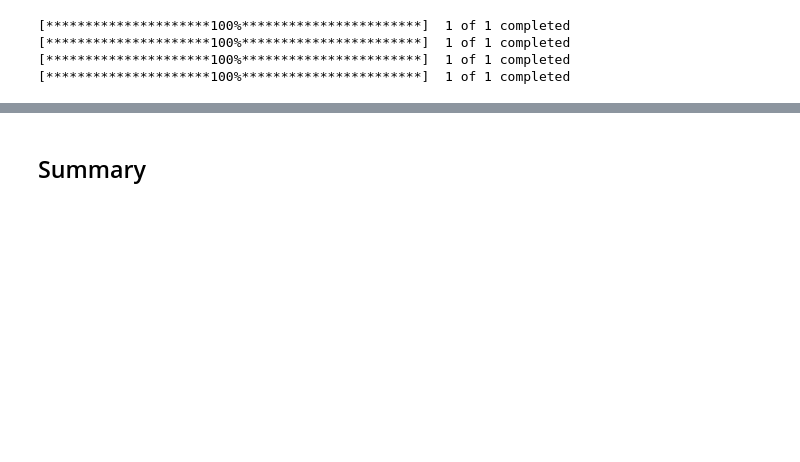
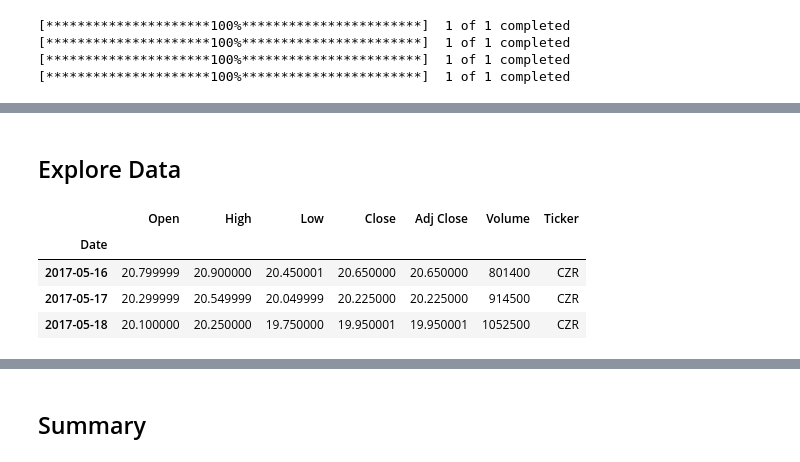
Before and after one commit to williampkidney/springboardcapstone2, a Jupyter notebook: notebooks/data-wrangling.ipynb, the cells around one changed output, grey strips where cells are left out. Drawn from its saved outputs; the diff is of its cells as text; code cells hidden in the pictures; blank space fills up the shorter version.

```diff
--- a/notebooks/data-wrangling.ipynb
+++ b/notebooks/data-wrangling.ipynb
@@ -63,0 +56,10 @@ df.head(10)
+# %% [markdown]
+## Explore Data
+# %%
+CZR.head(3)
+# %% [output]
+|  | Open | High | Low | Close | Adj Close | Volume | Ticker |
+| Date |  |  |  |  |  |  |  |
+| 2017-05-16 | 20.799999 | 20.900000 | 20.450001 | 20.650000 | 20.650000 | 801400 | CZR |
+| 2017-05-17 | 20.299999 | 20.549999 | 20.049999 | 20.225000 | 20.225000 | 914500 | CZR |
+| 2017-05-18 | 20.100000 | 20.250000 | 19.750000 | 19.950001 | 19.950001 | 1052500 | CZR |
```
Also changed, not shown: parts of 22 cells of this notebook, 1 other file.
